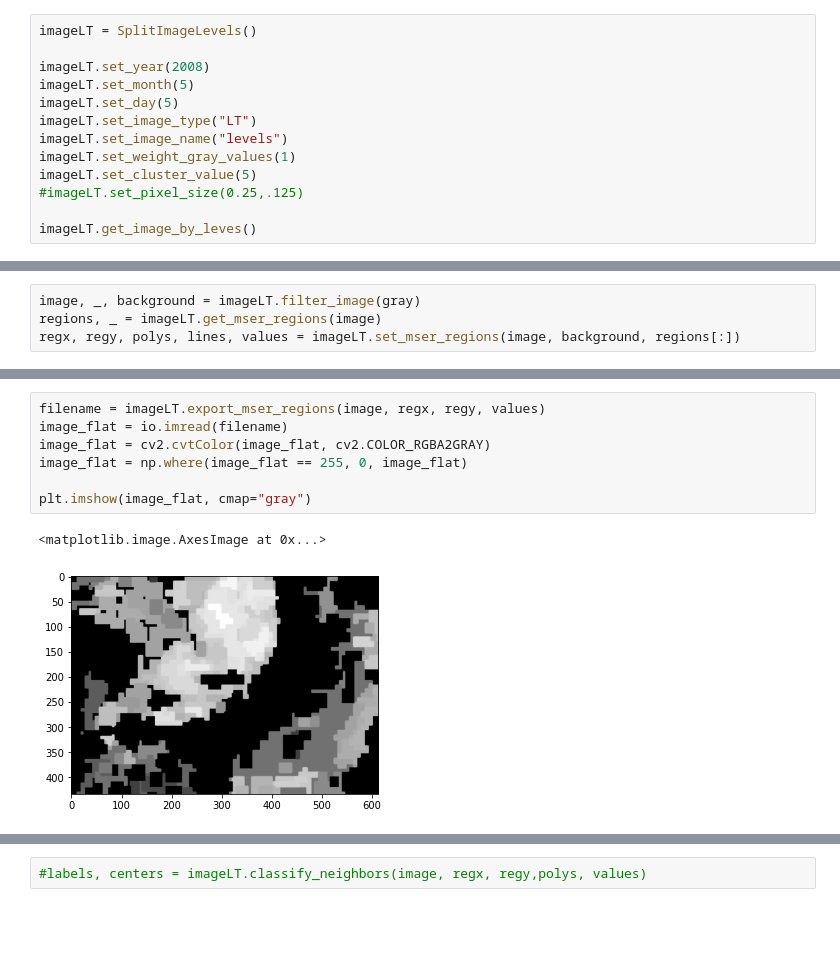
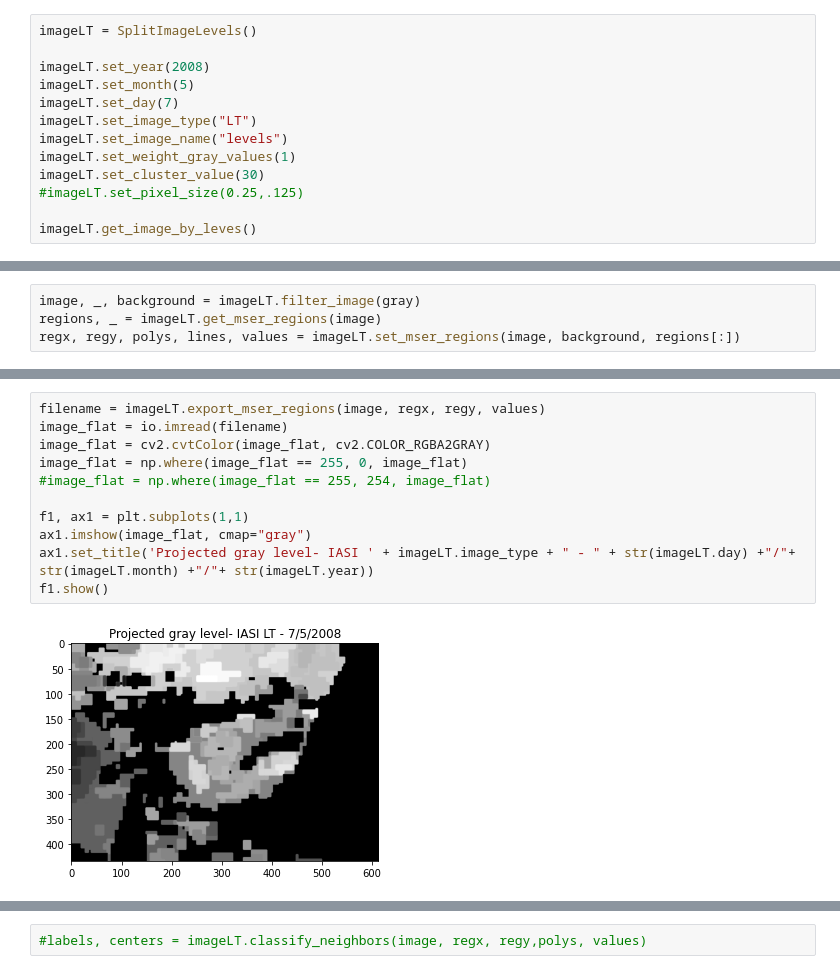
Before and after one commit to kmiloarguello/ozone-pollution, a Jupyter notebook: main.ipynb, the cells around one changed output, grey strips where cells are left out. Cells and saved outputs as stored; diff of their text form; blank space fills up the shorter version.

```diff
--- a/main.ipynb
+++ b/main.ipynb
@@ -1011,11 +1009,11 @@ imageLT = SplitImageLevels()
 
 imageLT.set_year(2008)
 imageLT.set_month(5)
-imageLT.set_day(5)
+imageLT.set_day(7)
 imageLT.set_image_type("LT")
 imageLT.set_image_name("levels")
 imageLT.set_weight_gray_values(1)
-imageLT.set_cluster_value(5)
+imageLT.set_cluster_value(30)
 #imageLT.set_pixel_size(0.25,.125)
 
 imageLT.get_image_by_leves()
@@ -1044,12 +1040,15 @@ with color (0.996078431372549, 0.6925797770088428, 0.24259900038446752)
 # %%
 filename = imageLT.export_mser_regions(image, regx, regy, values)
 image_flat = io.imread(filename)
 image_flat = cv2.cvtColor(image_flat, cv2.COLOR_RGBA2GRAY)
 image_flat = np.where(image_flat == 255, 0, image_flat)
+#image_flat = np.where(image_flat == 255, 254, image_flat)
 
-plt.imshow(image_flat, cmap="gray")
+f1, ax1 = plt.subplots(1,1)
+ax1.imshow(image_flat, cmap="gray")
+ax1.set_title('Projected gray level- IASI ' + imageLT.image_type + " - " + str(imageLT.day) +"/"+ str(imageLT.month) +"/"+ str(imageLT.year))
+f1.show()
 # %% [output]
-<matplotlib.image.AxesImage at 0x...>
-[figure, old version]
+[figure, new version]
 # %%
 # Make bins
```
Also changed, not shown: parts of 16 cells of this notebook.
